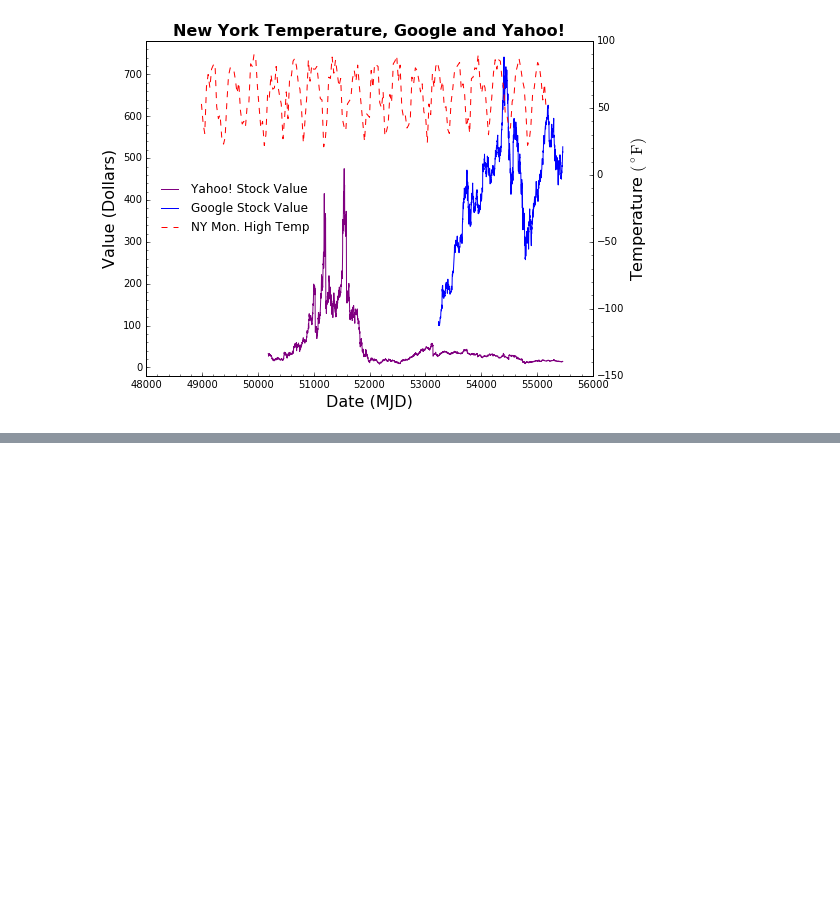
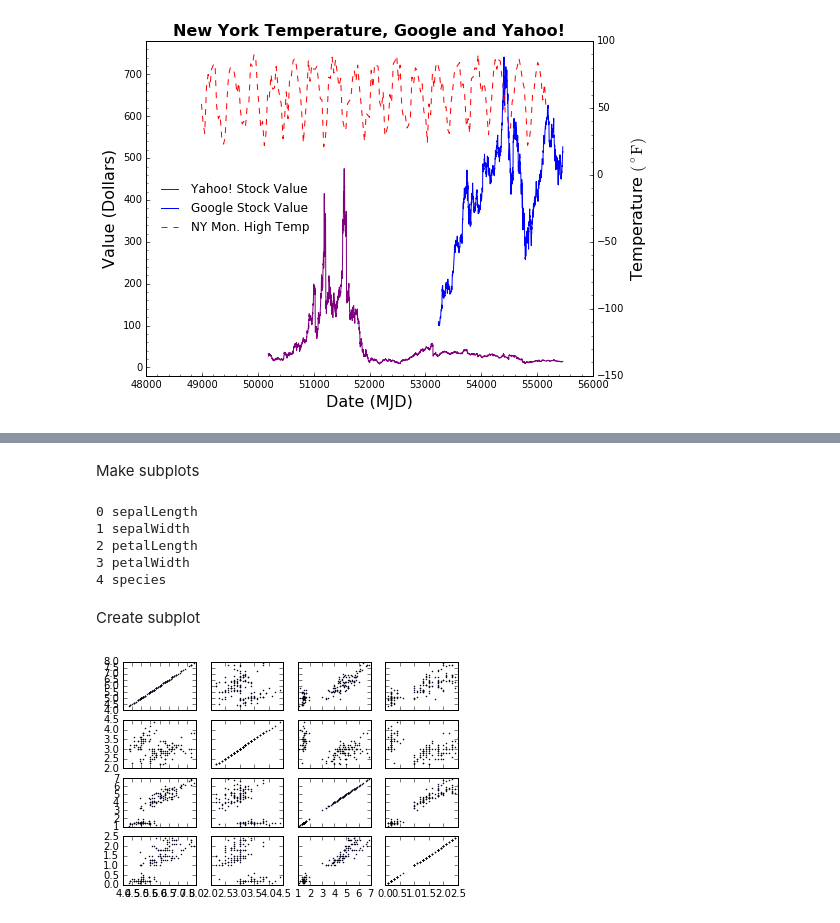
Before and after one commit to YuguangTong/AY250-hw, a Jupyter notebook: hw_2/homework_2.ipynb, the cells around one changed output, grey strips where cells are left out. Drawn from its saved outputs; the diff is of its cells as text; code cells hidden in the pictures; blank space fills up the shorter version.

Commit message:
finish parts of prob 3 brushing: read data and make subplots

```diff
--- a/hw_2/homework_2.ipynb
+++ b/hw_2/homework_2.ipynb
@@ -62,0 +71,3 @@ plt.show()
+# %%
+data_dir = 'hw_2_data/'
+filename = data_dir + 'flowers.csv'
@@ -62,0 +82,13 @@ plt.show()
+# %%
+# datatype
+dt = [('sepalLength', 'f4'), ('sepalWidth', 'f4'),
+     ('petalLength', 'f4'), ('petalWidth', 'f4'),
+      ('species', 'S10')]
+
+names = ['sepalLength', 'sepalWidth', 'petalLength', 'petalWidth', 'species']
+formats = ['f4', 'f4', 'f4', 'f4', 'S10']
+dt = {'names': names, 'formats':formats}
+# dataset
+ds = np.loadtxt(filename, delimiter=',', skiprows=1, dtype=dt)
+# %% [markdown]
+Make subplots
@@ -62,0 +99,9 @@ plt.show()
+# %%
+for i, var_i in enumerate(names):
+    print(i, var_i)
+# %% [output]
+0 sepalLength
+1 sepalWidth
+2 petalLength
+3 petalWidth
+4 species
@@ -62,0 +110,11 @@ plt.show()
+# %% [markdown]
+Create subplot
+# %%
+f, axes = plt.subplots(4, 4, sharey='row', sharex='col')
+for i, var_i in enumerate(names[:4]):
+    for j, var_j in enumerate(names[:4]):
+        data_i = ds[var_i]
+        data_j = ds[var_j]
+        axes[i, j].plot(data_j, data_i, 'o', markersize=1)
+# %% [output]
+[figure, added]
```
Also changed, not shown: parts of 6 cells of this notebook.
